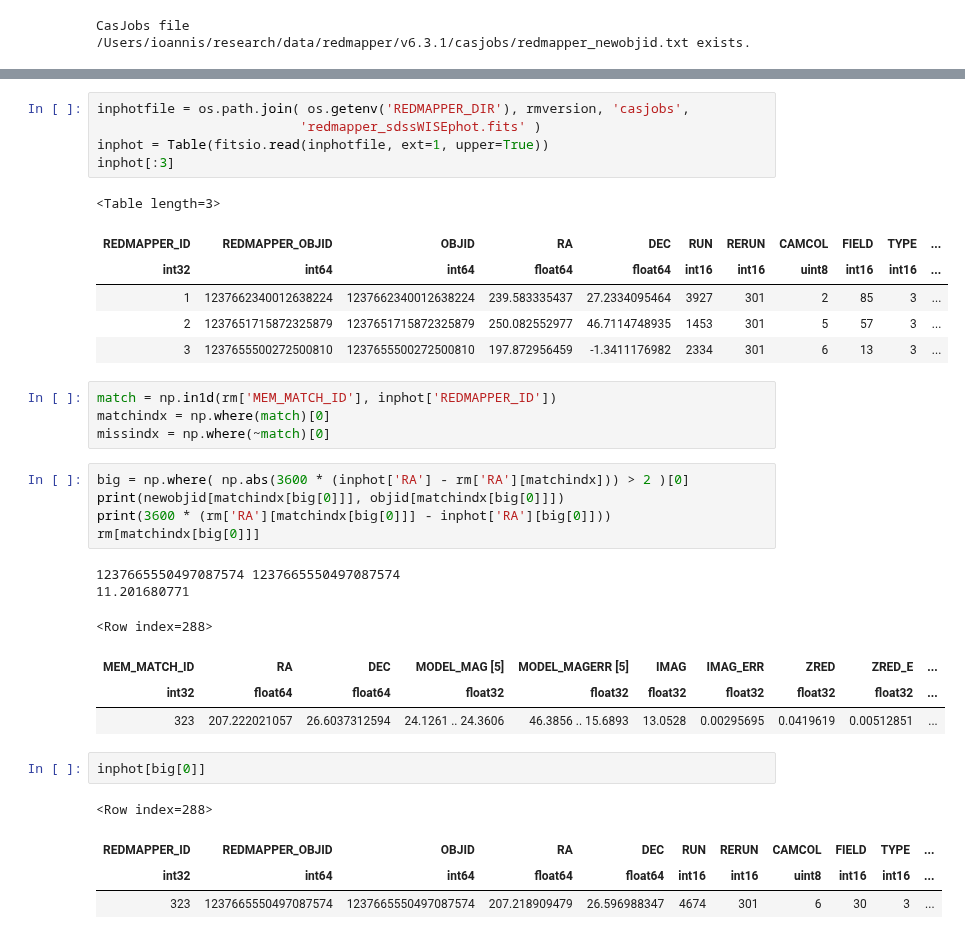
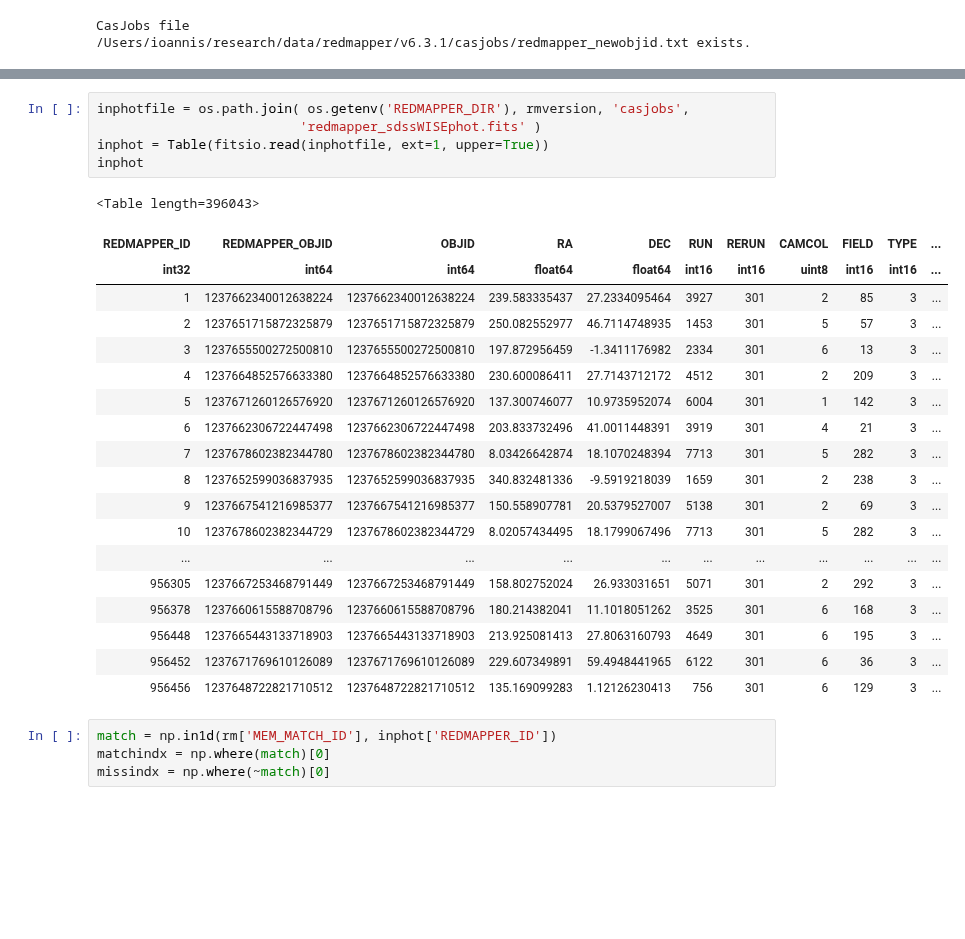
Before and after one commit to moustakas/legacyhalos, a Jupyter notebook: nb/redmapper-casjobs.ipynb, the cells around one changed output, grey strips where cells are left out. Saved outputs shown, nothing was run; the diff lists cells and outputs as text; blank space fills up the shorter version.

```diff
--- a/nb/redmapper-casjobs.ipynb
+++ b/nb/redmapper-casjobs.ipynb
@@ -436,35 +432,29 @@ CasJobs file /Users/ioannis/research/data/redmapper/v6.3.1/casjobs/redmapper_new
 # %%
 inphotfile = os.path.join( os.getenv('REDMAPPER_DIR'), rmversion, 'casjobs',
                           'redmapper_sdssWISEphot.fits' )
 inphot = Table(fitsio.read(inphotfile, ext=1, upper=True))
-inphot[:3]
+inphot
 # %% [output]
-<Table length=3>
+<Table length=396043>
 | REDMAPPER_ID | REDMAPPER_OBJID | OBJID | RA | DEC | RUN | RERUN | CAMCOL | FIELD | TYPE | ... |
 | int32 | int64 | int64 | float64 | float64 | int16 | int16 | uint8 | int16 | int16 | ... |
 | 1 | 1237662340012638224 | 1237662340012638224 | 239.583335437 | 27.2334095464 | 3927 | 301 | 2 | 85 | 3 | ... |
 | 2 | 1237651715872325879 | 1237651715872325879 | 250.082552977 | 46.7114748935 | 1453 | 301 | 5 | 57 | 3 | ... |
 | 3 | 1237655500272500810 | 1237655500272500810 | 197.872956459 | -1.3411176982 | 2334 | 301 | 6 | 13 | 3 | ... |
+| 4 | 1237664852576633380 | 1237664852576633380 | 230.600086411 | 27.7143712172 | 4512 | 301 | 2 | 209 | 3 | ... |
+| 5 | 1237671260126576920 | 1237671260126576920 | 137.300746077 | 10.9735952074 | 6004 | 301 | 1 | 142 | 3 | ... |
+| 6 | 1237662306722447498 | 1237662306722447498 | 203.833732496 | 41.0011448391 | 3919 | 301 | 4 | 21 | 3 | ... |
+| 7 | 1237678602382344780 | 1237678602382344780 | 8.03426642874 | 18.1070248394 | 7713 | 301 | 5 | 282 | 3 | ... |
+| 8 | 1237652599036837935 | 1237652599036837935 | 340.832481336 | -9.5919218039 | 1659 | 301 | 2 | 238 | 3 | ... |
+| 9 | 1237667541216985377 | 1237667541216985377 | 150.558907781 | 20.5379527007 | 5138 | 301 | 2 | 69 | 3 | ... |
+| 10 | 1237678602382344729 | 1237678602382344729 | 8.02057434495 | 18.1799067496 | 7713 | 301 | 5 | 282 | 3 | ... |
+| ... | ... | ... | ... | ... | ... | ... | ... | ... | ... | ... |
+| 956305 | 1237667253468791449 | 1237667253468791449 | 158.802752024 | 26.933031651 | 5071 | 301 | 2 | 292 | 3 | ... |
+| 956378 | 1237660615588708796 | 1237660615588708796 | 180.214382041 | 11.1018051262 | 3525 | 301 | 6 | 168 | 3 | ... |
+| 956448 | 1237665443133718903 | 1237665443133718903 | 213.925081413 | 27.8063160793 | 4649 | 301 | 6 | 195 | 3 | ... |
+| 956452 | 1237671769610126089 | 1237671769610126089 | 229.607349891 | 59.4948441965 | 6122 | 301 | 6 | 36 | 3 | ... |
+| 956456 | 1237648722821710512 | 1237648722821710512 | 135.169099283 | 1.12126230413 | 756 | 301 | 6 | 129 | 3 | ... |
 # %%
 match = np.in1d(rm['MEM_MATCH_ID'], inphot['REDMAPPER_ID'])
 matchindx = np.where(match)[0]
 missindx = np.where(~match)[0]
-# %%
-big = np.where( np.abs(3600 * (inphot['RA'] - rm['RA'][matchindx])) > 2 )[0]
-print(newobjid[matchindx[big[0]]], objid[matchindx[big[0]]])
-print(3600 * (rm['RA'][matchindx[big[0]]] - inphot['RA'][big[0]]))
-rm[matchindx[big[0]]]
-# %% [output]
-1237665550497087574 1237665550497087574
-11.201680771
-<Row index=288>
-| MEM_MATCH_ID | RA | DEC | MODEL_MAG [5] | MODEL_MAGERR [5] | IMAG | IMAG_ERR | ZRED | ZRED_E | ... |
-| int32 | float64 | float64 | float32 | float32 | float32 | float32 | float32 | float32 | ... |
-| 323 | 207.222021057 | 26.6037312594 | 24.1261 .. 24.3606 | 46.3856 .. 15.6893 | 13.0528 | 0.00295695 | 0.0419619 | 0.00512851 | ... |
-# %%
-inphot[big[0]]
-# %% [output]
-<Row index=288>
-| REDMAPPER_ID | REDMAPPER_OBJID | OBJID | RA | DEC | RUN | RERUN | CAMCOL | FIELD | TYPE | ... |
-| int32 | int64 | int64 | float64 | float64 | int16 | int16 | uint8 | int16 | int16 | ... |
-| 323 | 1237665550497087574 | 1237665550497087574 | 207.218909479 | 26.596988347 | 4674 | 301 | 6 | 30 | 3 | ... |
```
Also changed, not shown: parts of 18 cells of this notebook.
